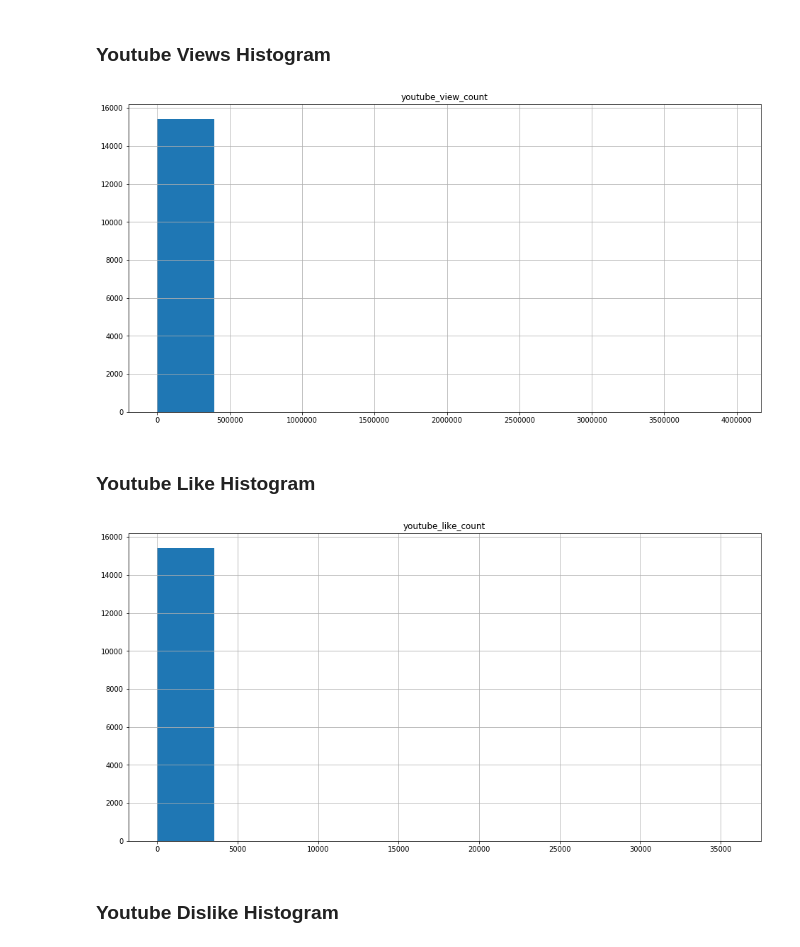
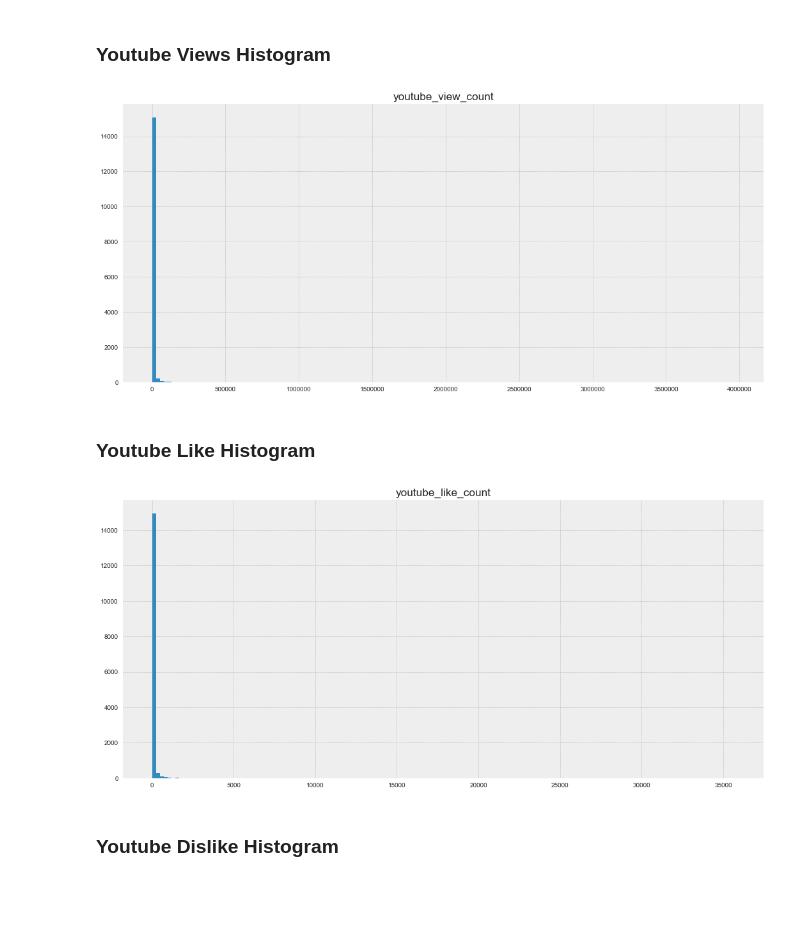
Before and after one commit to vtalks/jupyter, a Jupyter notebook: vtalks_dataset.ipynb, the cells around one changed output. Saved outputs shown, nothing was run; the diff lists cells and outputs as text; code cells hidden in the pictures; blank space fills up the shorter version.

```diff
--- a/vtalks_dataset.ipynb
+++ b/vtalks_dataset.ipynb
@@ -51,4 +52,9 @@ import matplotlib.pyplot as plt
 Now we configure matplotlib to ensure we have somne pretty plots :)
 # %%
 %matplotlib inline
-plt.rcParams["figure.figsize"] = [16, 8]
+
+seaborn.set()
+plt.rc('figure', figsize=(16,8))
+plt.style.use('bmh')
+
+plt.style.available
@@ -231,16 +383,16 @@ Basically, histograms are used to represent data given in form of some groups. X
 ### Youtube Views Histogram <a class="anchor" id="youtube-views-histogram"></a>
 # %%
 plot_data_set = pd.DataFrame({'youtube_view_count': data_set.youtube_view_count}, columns=['youtube_view_count'])
-plot_data_set.hist();
+plot_data_set.hist(bins=150);
 # %% [output]
-[figure, old version]
+[figure, new version]
 # %% [markdown]
 ### Youtube Like Histogram <a class="anchor" id="youtube-likes-histogram"></a>
 # %%
 plot_data_set = pd.DataFrame({'youtube_like_count': data_set.youtube_like_count}, columns=['youtube_like_count'])
-plot_data_set.hist();
+plot_data_set.hist(bins=150);
 # %% [output]
-[figure, old version]
+[figure, new version]
 # %% [markdown]
 ### Youtube Dislike Histogram <a class="anchor" id="youtube-dislikes-histogram"></a>
 # %%
```
Also changed, not shown: parts of 37 cells of this notebook.
